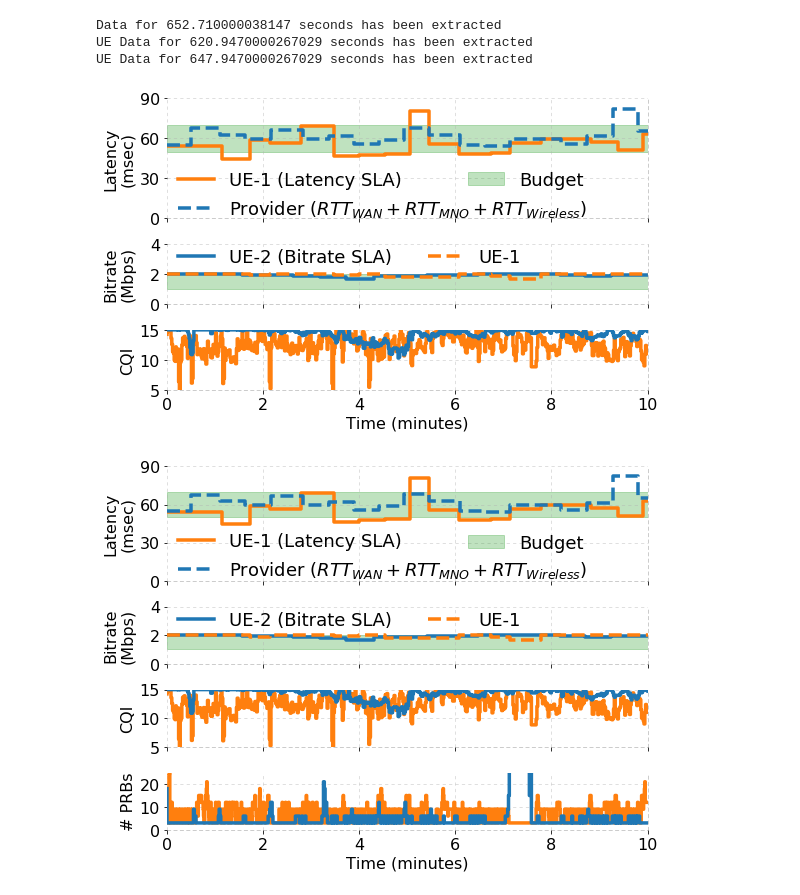
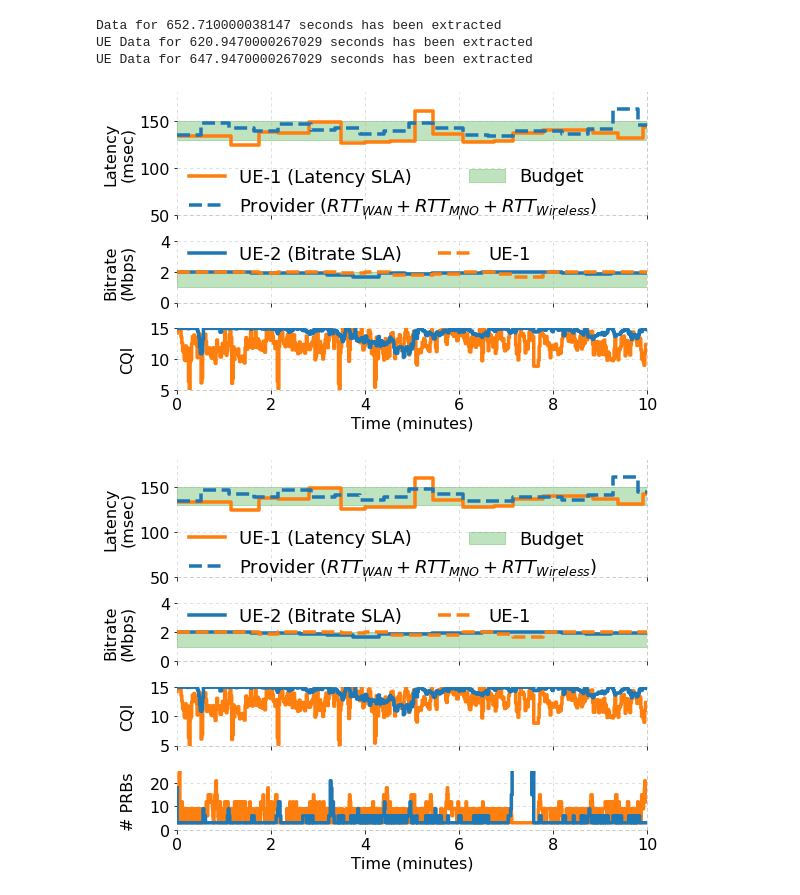
Before and after one commit to serhatarslan-hub/cell-order, a Jupyter notebook: analysis/cell-order-overTheAir-eval.ipynb, the cells around one changed output. Cells and saved outputs as stored; diff of their text form; code cells hidden in the pictures.

```diff
--- a/analysis/cell-order-overTheAir-eval.ipynb
+++ b/analysis/cell-order-overTheAir-eval.ipynb
@@ -21,7 +21,7 @@ FIG_SIZE_TALL = (8,6)
 FONT_SIZE = 16
 LINE_STYLE = (0,(4,4))
 LINE_WIDTH = 3.5
-SAVE_FIG = False
+SAVE_FIG = True
 
 RESERVATION = 'OTA'
 LAT_S_IDX = 0
@@ -38,6 +38,7 @@ SLA_PERIOD = 30 # seconds over which the SLAs are negotiated
 OUTLIER_PERCENTILE = 5 # Percentile to clip-off from both ends for each SLA period
 N_PRB_PER_RBG = 3
 RTT_WIRED_MSEC = 38
+ARTIFICIAL_DELAY_FOR_WAN_MSEC = 80
 # %%
 def filter_bs_sla_stats(bs_data, budgets, ts_start):
 
@@ -430,15 +431,15 @@ XMAX = 10
 f, (ax1, ax2, ax3) = plt.subplots(3, 1, gridspec_kw={'height_ratios': [2, 1, 1]}, figsize=FIG_SIZE)
 
 ax1.step(np.insert(ue_data[LAT_S_IDX]['filtered_ts_sec'] / 60, 0, 0),
-         np.insert(ue_data[LAT_S_IDX]['filtered_rtt_msec'], 0, ue_data[LAT_S_IDX]['filtered_rtt_msec'][0]),
+         np.insert(ue_data[LAT_S_IDX]['filtered_rtt_msec'], 0, ue_data[LAT_S_IDX]['filtered_rtt_msec'][0]) + ARTIFICIAL_DELAY_FOR_WAN_MSEC,
          where='pre', linestyle='-', linewidth=3.5, color='C{}'.format(COLORS[LAT_S_IDX]),
          label='UE-{} (Latency SLA)'.format(LAT_S_IDX + 1, traffic_types[LAT_S_IDX]))
 ax1.step(np.insert(bs_data[LAT_S_IDX]['filtered_ts_sec'] / 60, 0, 0),
-         np.insert(bs_data[LAT_S_IDX]['filtered_lat_msec'], 0, bs_data[LAT_S_IDX]['filtered_lat_msec'][0]) + RTT_WIRED_MSEC,
+         np.insert(bs_data[LAT_S_IDX]['filtered_lat_msec'], 0, bs_data[LAT_S_IDX]['filtered_lat_msec'][0]) + ARTIFICIAL_DELAY_FOR_WAN_MSEC + RTT_WIRED_MSEC,
          where='pre', label="Provider ($RTT_{WAN} + RTT_{MNO} + RTT_{Wireless}$)", linewidth=3.5, color='C0', linestyle='--')
 
-lat_budget_lo = bs_budgets['slice_delay_budget_msec'][LAT_S_IDX][0]
-lat_budget_hi = bs_budgets['slice_delay_budget_msec'][LAT_S_IDX][1]
+lat_budget_lo = bs_budgets['slice_delay_budget_msec'][LAT_S_IDX][0] + ARTIFICIAL_DELAY_FOR_WAN_MSEC
+lat_budget_hi = bs_budgets['slice_delay_budget_msec'][LAT_S_IDX][1] + ARTIFICIAL_DELAY_FOR_WAN_MSEC
 ax1.axhspan(lat_budget_lo, lat_budget_hi, xmin=0, xmax=XMAX,
             color='C2', alpha=0.3, label='Budget')
 
@@ -447,9 +448,9 @@ ax1.set_ylabel('Latency\n(msec)', fontsize=FONT_SIZE)
 ax1.tick_params(axis='y', labelsize=FONT_SIZE)
 # ax1.tick_params(axis='x', labelsize=FONT_SIZE)
 ax1.get_xaxis().set_ticklabels([])
-ax1.set_ylim((0, 90))
+ax1.set_ylim((50, 180))
 ax1.set_xlim([0, XMAX])
-ax1.yaxis.set_ticks(np.arange(0, 91, 30))
+ax1.yaxis.set_ticks(np.arange(50, 180, 50))
 
 # ax1.legend(loc='lower left', frameon=False, fontsize=FONT_SIZE+2, ncol=2,
 #            bbox_to_anchor=[-0.01, -0.1])
@@ -574,32 +575,32 @@ if SAVE_FIG:
 
 plt.show()
 # %% [output]
-[figure, old version]
+[figure, new version]
 # %%
 XMAX = 10
 f, (ax1, ax2, ax3, ax4) = plt.subplots(4, 1, gridspec_kw={'height_ratios': [2, 1, 1, 1]}, figsize=FIG_SIZE_TALL)
 
 ax1.step(np.insert(ue_data[LAT_S_IDX]['filtered_ts_sec'] / 60, 0, 0),
-         np.insert(ue_data[LAT_S_IDX]['filtered_rtt_msec'], 0, ue_data[LAT_S_IDX]['filtered_rtt_msec'][0]),
+         np.insert(ue_data[LAT_S_IDX]['filtered_rtt_msec'], 0, ue_data[LAT_S_IDX]['filtered_rtt_msec'][0]) + ARTIFICIAL_DELAY_FOR_WAN_MSEC,
          where='pre', linestyle='-', linewidth=3.5, color='C{}'.format(COLORS[LAT_S_IDX]),
          label='UE-{} (Latency SLA)'.format(LAT_S_IDX + 1, traffic_types[LAT_S_IDX]))
 ax1.step(np.insert(bs_data[LAT_S_IDX]['filtered_ts_sec'] / 60, 0, 0),
-         np.insert(bs_data[LAT_S_IDX]['filtered_lat_msec'], 0, bs_data[LAT_S_IDX]['filtered_lat_msec'][0]) + RTT_WIRED_MSEC,
+         np.insert(bs_data[LAT_S_IDX]['filtered_lat_msec'], 0, bs_data[LAT_S_IDX]['filtered_lat_msec'][0]) + ARTIFICIAL_DELAY_FOR_WAN_MSEC + RTT_WIRED_MSEC,
          where='pre', label="Provider ($RTT_{WAN} + RTT_{MNO} + RTT_{Wireless}$)", linewidth=3.5, color='C0', linestyle='--')
 
-lat_budget_lo = bs_budgets['slice_delay_budget_msec'][LAT_S_IDX][0]
-lat_budget_hi = bs_budgets['slice_delay_budget_msec'][LAT_S_IDX][1]
+lat_budget_lo = bs_budgets['slice_delay_budget_msec'][LAT_S_IDX][0] + ARTIFICIAL_DELAY_FOR_WAN_MSEC
+lat_budget_hi = bs_budgets['slice_delay_budget_msec'][LAT_S_IDX][1] + ARTIFICIAL_DELAY_FOR_WAN_MSEC
 ax1.axhspan(lat_budget_lo, lat_budget_hi, xmin=0, xmax=XMAX,
             color='C2', alpha=0.3, label='Budget')
 
 # ax1.set_xlabel('Time (minutes)', fontsize=FONT_SIZE)
+# ax1.tick_params(axis='x', labelsize=FONT_SIZE)
+ax1.set_xlim([0, XMAX])
+ax1.get_xaxis().set_ticklabels([])
 ax1.set_ylabel('Latency\n(msec)', fontsize=FONT_SIZE)
 ax1.tick_params(axis='y', labelsize=FONT_SIZE)
-# ax1.tick_params(axis='x', labelsize=FONT_SIZE)
-ax1.get_xaxis().set_ticklabels([])
-ax1.set_ylim((0, 90))
-ax1.set_xlim([0, XMAX])
-ax1.yaxis.set_ticks(np.arange(0, 91, 30))
+ax1.set_ylim((50, 180))
+ax1.yaxis.set_ticks(np.arange(50, 180, 50))
 
 # ax1.legend(loc='upper left', frameon=False, fontsize=FONT_SIZE+2, ncol=3,
 #            bbox_to_anchor=[-0.01,1.1])
@@ -729,31 +730,31 @@ ax4.set_ylim((0, 25))
 ax4.yaxis.set_ticks(np.arange(0,26,10))
 ax4.set_xlim([0, XMAX])
 # ax4.xaxis.set_ticks(np.arange(13))
 
 ax4.grid(axis='both', alpha=0.5, linestyle=LINE_STYLE)
 
 ax4.spines['top'].set_visible(False)
 # ax4.spines['right'].set_visible(False)
 ax4.spines['left'].set_visible(False)
 ax4.spines["right"].set_linestyle(LINE_STYLE)
 ax4.spines["right"].set_alpha(0.5)
 ax4.spines["right"].set_color('gray')
 ax4.spines["left"].set_linestyle(LINE_STYLE)
 ax4.spines["left"].set_alpha(0.5)
 ax4.spines["left"].set_color('gray')
 ax4.spines["top"].set_linestyle(LINE_STYLE)
 ax4.spines["top"].set_alpha(0.5)
 ax4.spines["top"].set_color('gray')
 ax4.spines["bottom"].set_linestyle(LINE_STYLE)
 ax4.spines["bottom"].set_alpha(0.5)
 ax4.spines["bottom"].set_color('gray')
 
 f.tight_layout()
 f.align_ylabels()
 
 if SAVE_FIG:
     plt.savefig(reservation_out_dir + 'ota_lat_cqi_and_prb_{}_withProvider.pdf'.format(EXP_IDX))
 
 plt.show()
 # %% [output]
-[figure, old version]
+[figure, new version]
```
Also changed, not shown: 4 other files.
